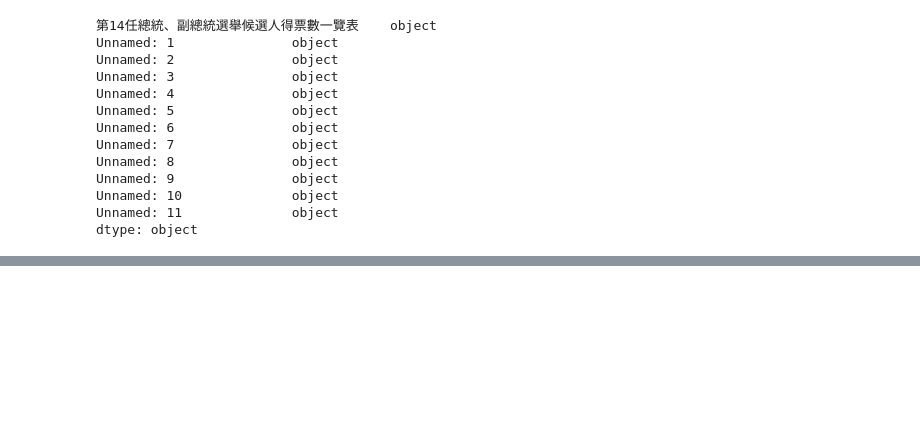
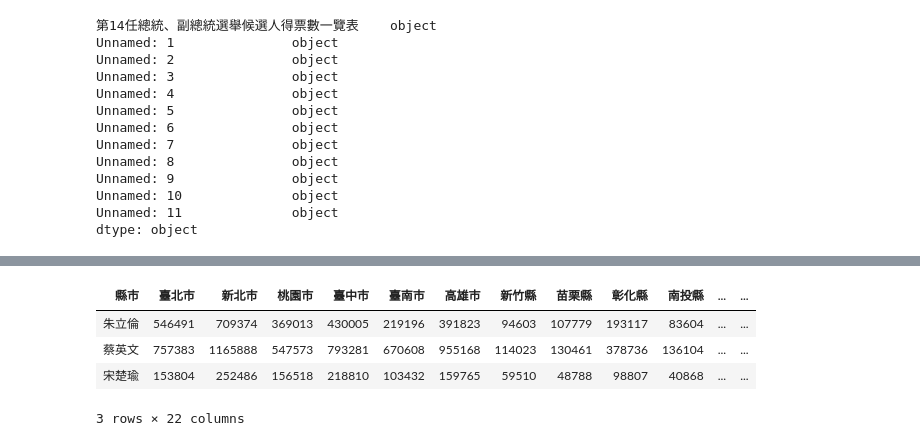
Before and after one commit to JadenMao/PythonForDataAnalysis, a Jupyter notebook: 上課內容/sample38.ipynb, the cells around one changed output, grey strips where cells are left out. Drawn from its saved outputs; the diff is of its cells as text; code cells hidden in the pictures; blank space fills up the shorter version.

```diff
--- a/上課內容/sample38.ipynb
+++ b/上課內容/sample38.ipynb
@@ -39,0 +83,10 @@ dtype: object
+# %%
+df=df.set_index('縣市')
+# %%
+df.T
+# %% [output]
+| 縣市 | 臺北市 | 新北市 | 桃園市 | 臺中市 | 臺南市 | 高雄市 | 新竹縣 | 苗栗縣 | 彰化縣 | 南投縣 | ... | ... |
+| 朱立倫 | 546491 | 709374 | 369013 | 430005 | 219196 | 391823 | 94603 | 107779 | 193117 | 83604 | ... | ... |
+| 蔡英文 | 757383 | 1165888 | 547573 | 793281 | 670608 | 955168 | 114023 | 130461 | 378736 | 136104 | ... | ... |
+| 宋楚瑜 | 153804 | 252486 | 156518 | 218810 | 103432 | 159765 | 59510 | 48788 | 98807 | 40868 | ... | ... |
+3 rows × 22 columns
```
Also changed, not shown: parts of 3 cells of this notebook.
